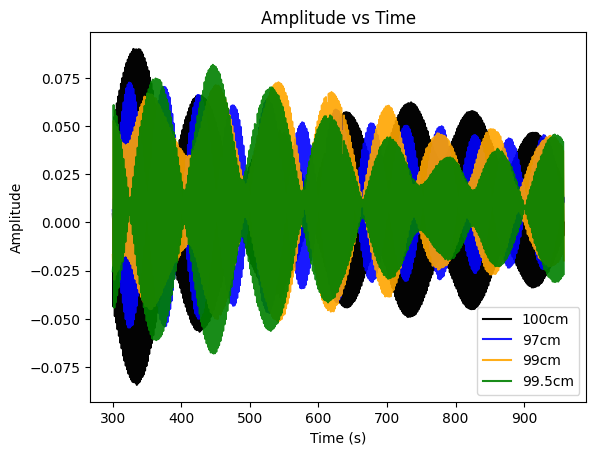
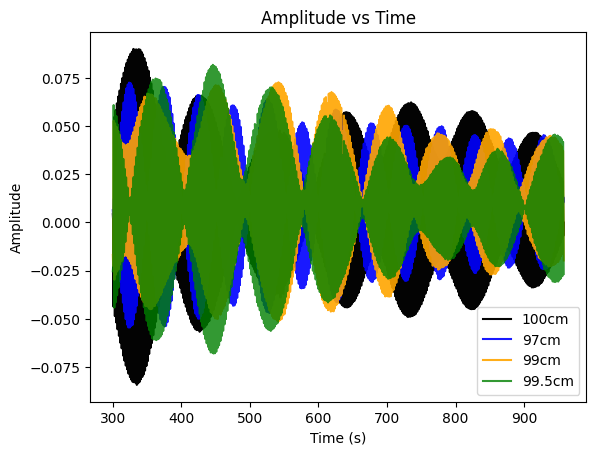
Code edit (unified diff) that turned the first committed figure into the second:
--- before
+++ after
@@ -2,5 +2,5 @@
 plt.plot(data['t'], data['mass A'], color='blue', label='97cm', alpha=0.9)
 plt.plot(data['t'], data['mass B'], color='orange', label='99cm', alpha=0.9)
-plt.plot(data['t'], data['mass C'], color='green', label='99.5cm', alpha=0.9)
+plt.plot(data['t'], data['mass C'], color='green', label='99.5cm', alpha=0.8)
 plt.xlabel('Time (s)')
 plt.ylabel('Amplitude')

Commit: resonance curve looks fine